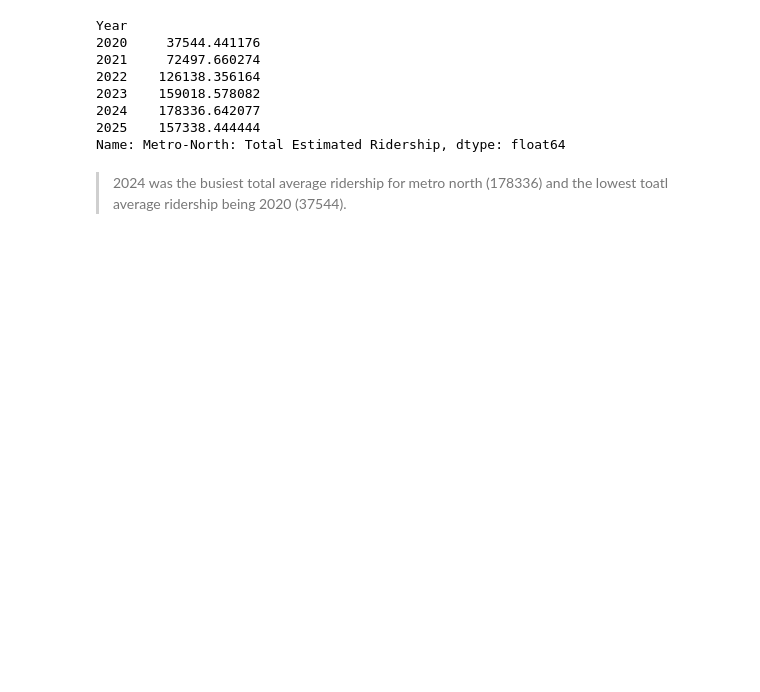
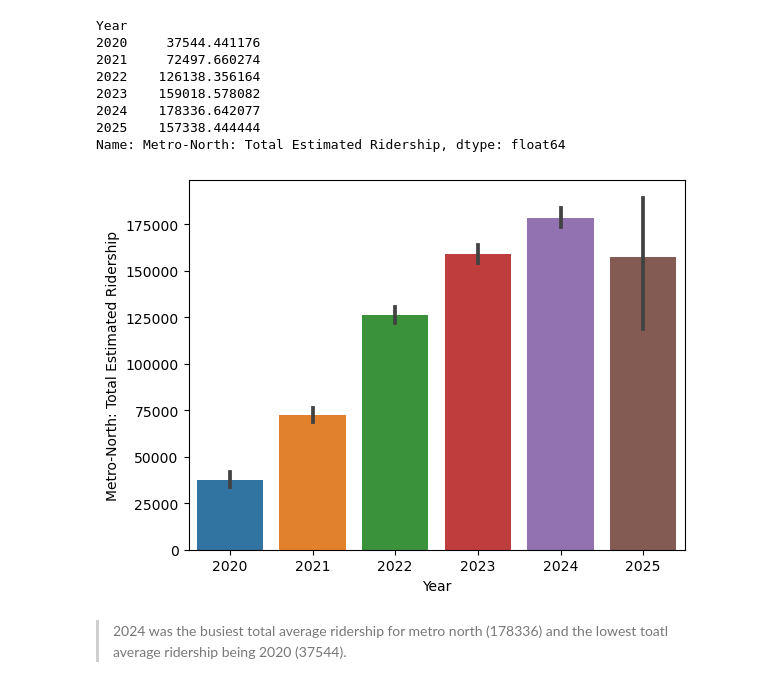
Before and after one commit to alishanstyles/MTA-Daily-Ridership, a Jupyter notebook: Untitled.ipynb, the cells around one changed output. Saved outputs shown, nothing was run; the diff lists cells and outputs as text; code cells hidden in the pictures; blank space fills up the shorter version.

Commit message:
finishing up visualizations

```diff
--- a/Untitled.ipynb
+++ b/Untitled.ipynb
@@ -1139,6 +1139,12 @@ Year
 2024    178336.642077
 2025    157338.444444
 Name: Metro-North: Total Estimated Ridership, dtype: float64
+# %%
+sns.barplot(data = df,
+              y = 'Metro-North: Total Estimated Ridership',
+              x = 'Year');
+# %% [output]
+[figure, added]
 # %% [markdown]
 > 2024 was the busiest total average ridership for metro north (178336) and the lowest toatl average ridership being 2020 (37544).
 # %%
```
Also changed, not shown: parts of 2 cells of this notebook.
